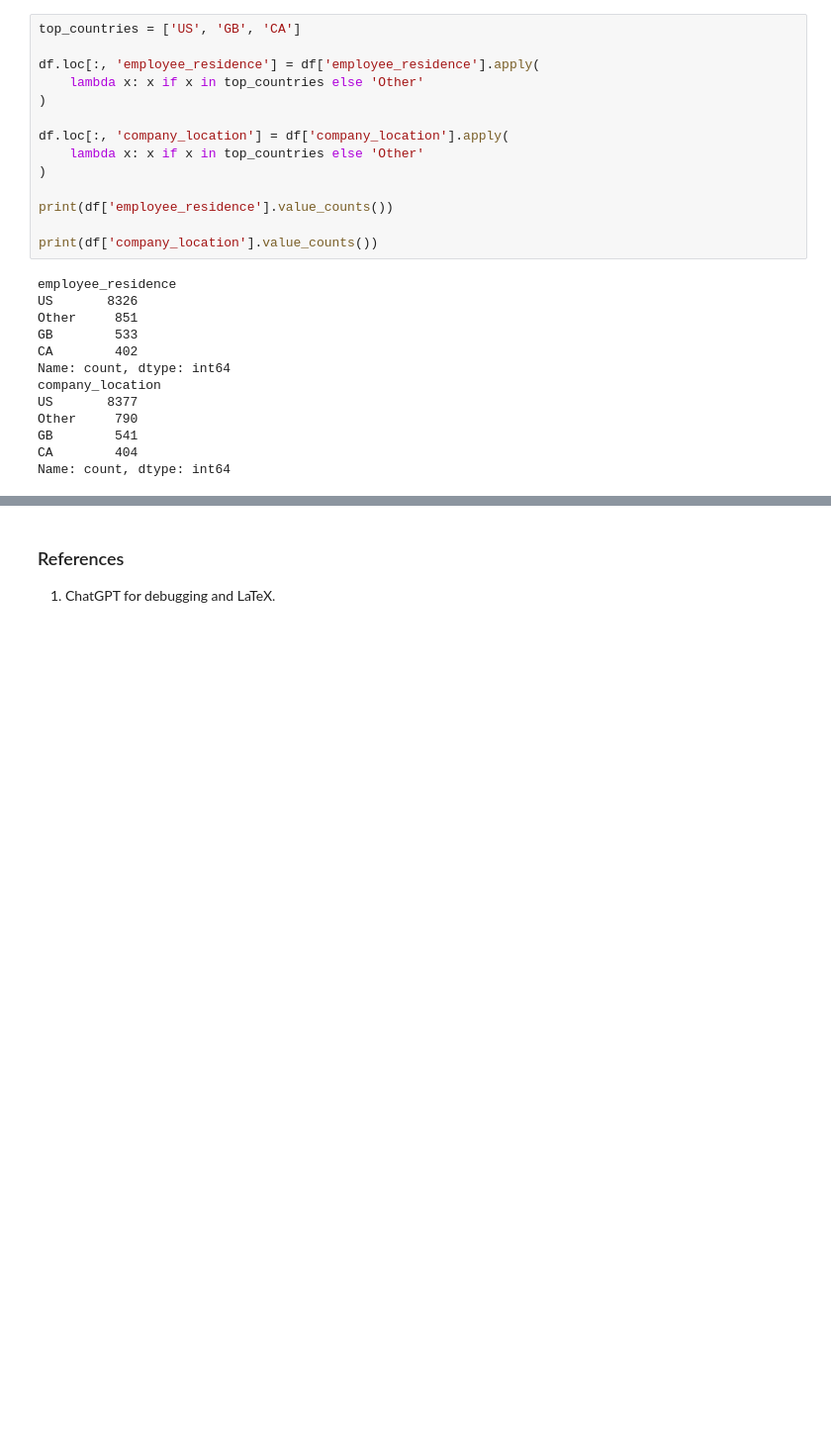
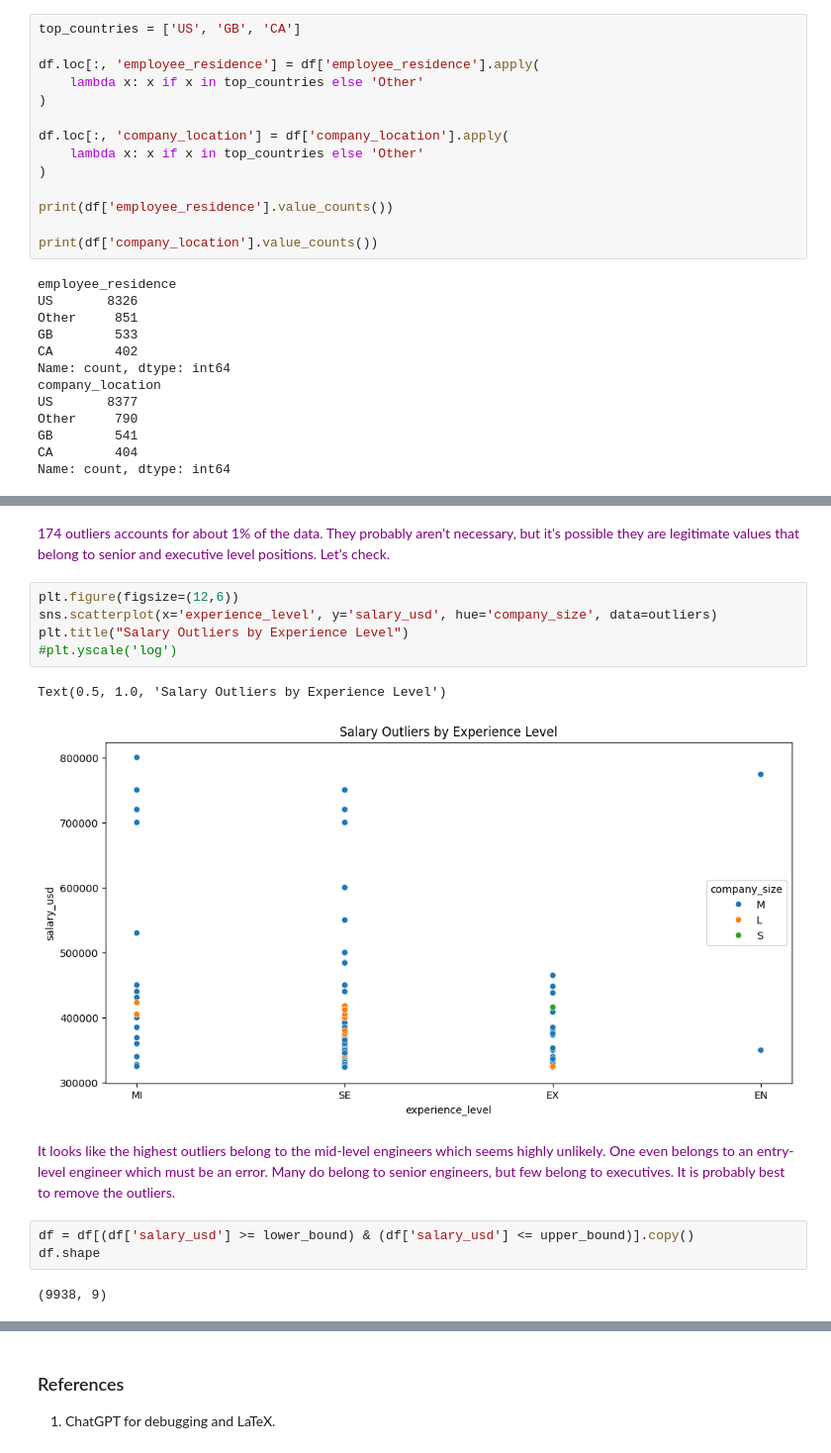
Before and after one commit to fabiola-rojas/itcs3162-proj3, a Jupyter notebook: proj3-salary.ipynb, the cells around one changed output, grey strips where cells are left out. Shown at 99% size. Drawn from its saved outputs; the diff is of its cells as text; blank space fills up the shorter version.

```diff
--- a/proj3-salary.ipynb
+++ b/proj3-salary.ipynb
@@ -207,0 +233,17 @@ Name: count, dtype: int64
+# %% [markdown]
+<span style="color: purple">174 outliers accounts for about 1% of the data. They probably aren't necessary, but it's possible they are legitimate values that belong to senior and executive level positions. Let's check.
+# %%
+plt.figure(figsize=(12,6))
+sns.scatterplot(x='experience_level', y='salary_usd', hue='company_size', data=outliers)
+plt.title("Salary Outliers by Experience Level")
+#plt.yscale('log')
+# %% [output]
+Text(0.5, 1.0, 'Salary Outliers by Experience Level')
+[figure, added]
+# %% [markdown]
+<span style="color: purple">It looks like the highest outliers belong to the mid-level engineers which seems highly unlikely. One even belongs to an entry-level engineer which must be an error. Many do belong to senior engineers, but few belong to executives. It is probably best to remove the outliers.
+# %%
+df = df[(df['salary_usd'] >= lower_bound) & (df['salary_usd'] <= upper_bound)].copy()
+df.shape
+# %% [output]
+(9938, 9)
```
Also changed, not shown: parts of 14 cells of this notebook.
